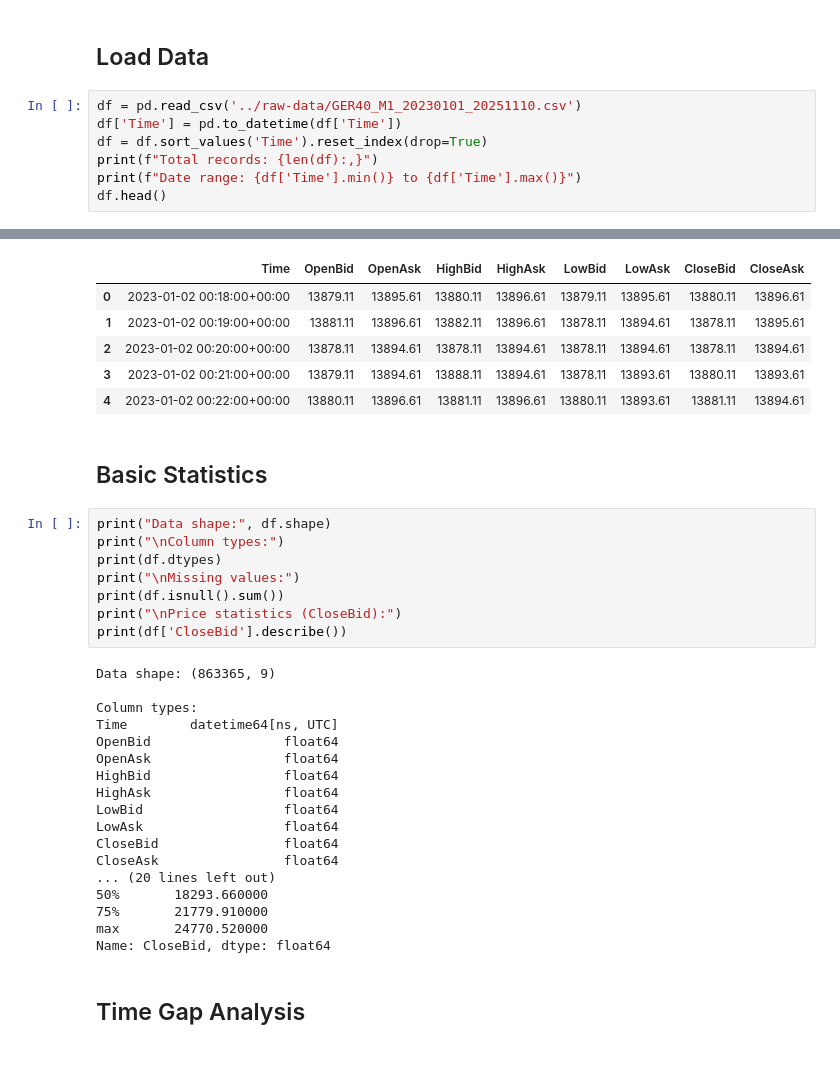
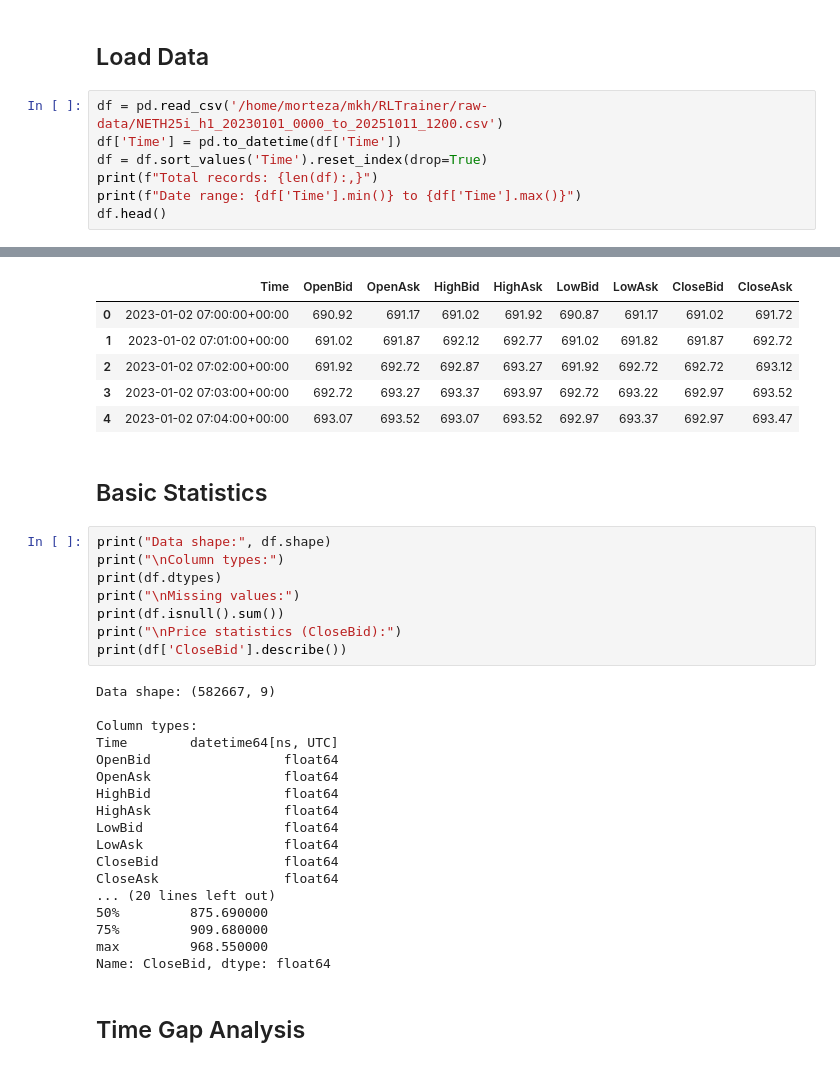
Before and after one commit to Finlogics/RLTrainer, a Jupyter notebook: src/preprocess/exploration_notebooks/data_curation.ipynb, the cells around one changed output, grey strips where cells are left out. Saved outputs shown, nothing was run; the diff lists cells and outputs as text.

```diff
--- a/src/preprocess/exploration_notebooks/data_curation.ipynb
+++ b/src/preprocess/exploration_notebooks/data_curation.ipynb
@@ -9,7 +9,7 @@ from datetime import datetime, timedelta
 # %% [markdown]
 ## Load Data
 # %%
-df = pd.read_csv('../raw-data/GER40_M1_20230101_20251110.csv')
+df = pd.read_csv('/home/morteza/mkh/RLTrainer/raw-data/NETH25i_h1_20230101_0000_to_20251011_1200.csv')
 df['Time'] = pd.to_datetime(df['Time'])
 df = df.sort_values('Time').reset_index(drop=True)
 print(f"Total records: {len(df):,}")
@@ -21,9 +21,9 @@ Date range: 2023-01-02 00:18:00+00:00 to 2025-11-10 20:59:00+00:00
 |  | Time | OpenBid | OpenAsk | HighBid | HighAsk | LowBid | LowAsk | CloseBid | CloseAsk |
-| 0 | 2023-01-02 00:18:00+00:00 | 13879.11 | 13895.61 | 13880.11 | 13896.61 | 13879.11 | 13895.61 | 13880.11 | 13896.61 |
-| 1 | 2023-01-02 00:19:00+00:00 | 13881.11 | 13896.61 | 13882.11 | 13896.61 | 13878.11 | 13894.61 | 13878.11 | 13895.61 |
-| 2 | 2023-01-02 00:20:00+00:00 | 13878.11 | 13894.61 | 13878.11 | 13894.61 | 13878.11 | 13894.61 | 13878.11 | 13894.61 |
-| 3 | 2023-01-02 00:21:00+00:00 | 13879.11 | 13894.61 | 13888.11 | 13894.61 | 13878.11 | 13893.61 | 13880.11 | 13893.61 |
-| 4 | 2023-01-02 00:22:00+00:00 | 13880.11 | 13896.61 | 13881.11 | 13896.61 | 13880.11 | 13893.61 | 13881.11 | 13894.61 |
+| 0 | 2023-01-02 07:00:00+00:00 | 690.92 | 691.17 | 691.02 | 691.92 | 690.87 | 691.17 | 691.02 | 691.72 |
+| 1 | 2023-01-02 07:01:00+00:00 | 691.02 | 691.87 | 692.12 | 692.77 | 691.02 | 691.82 | 691.87 | 692.72 |
+| 2 | 2023-01-02 07:02:00+00:00 | 691.92 | 692.72 | 692.87 | 693.27 | 691.92 | 692.72 | 692.72 | 693.12 |
+| 3 | 2023-01-02 07:03:00+00:00 | 692.72 | 693.27 | 693.37 | 693.97 | 692.72 | 693.22 | 692.97 | 693.52 |
+| 4 | 2023-01-02 07:04:00+00:00 | 693.07 | 693.52 | 693.07 | 693.52 | 692.97 | 693.37 | 692.97 | 693.47 |
 # %% [markdown]
 ## Basic Statistics
 # %%
@@ -35,7 +35,7 @@ print(df.isnull().sum())
 print("\nPrice statistics (CloseBid):")
 print(df['CloseBid'].describe())
 # %% [output]
-Data shape: (863365, 9)
+Data shape: (582667, 9)
 
 Column types:
 Time        datetime64[ns, UTC]
@@ -48,9 +48,9 @@ LowAsk                  float64
 CloseBid                float64
 CloseAsk                float64
 ... (20 lines left out)
-50%       18293.660000
-75%       21779.910000
-max       24770.520000
+50%         875.690000
+75%         909.680000
+max         968.550000
 Name: CloseBid, dtype: float64
 # %% [markdown]
 ## Time Gap Analysis
```
Also changed, not shown: parts of 10 cells of this notebook, 4 other files.
